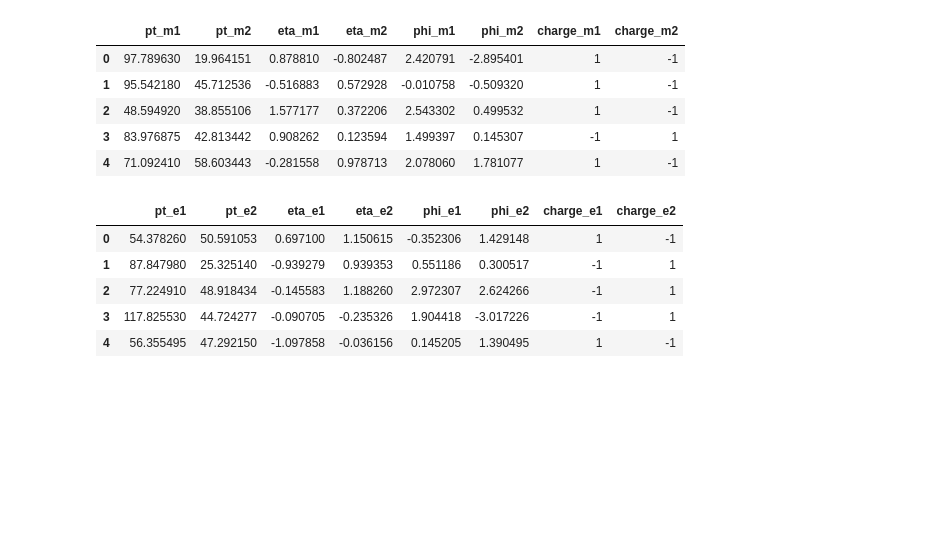
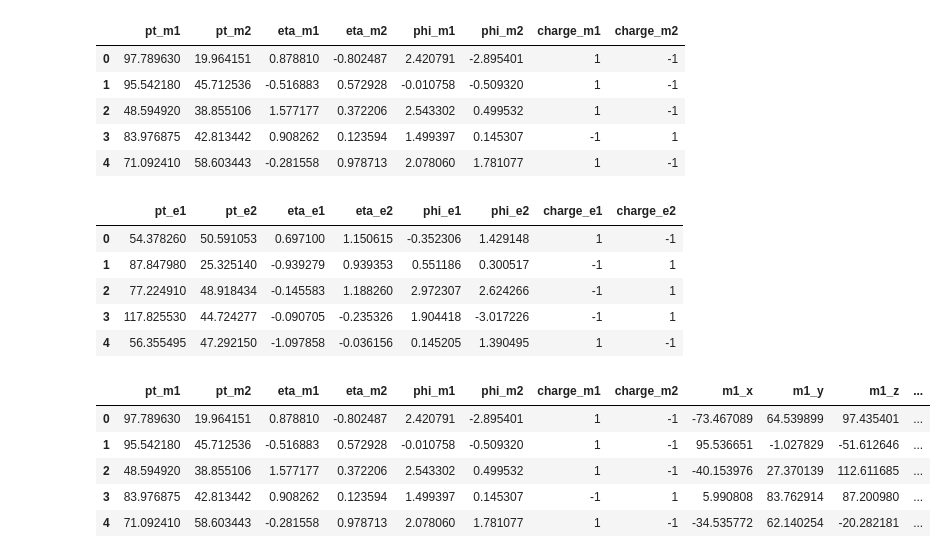
Before and after one commit to emmdaz/Higgs-Boson-LHC-Collision-Detector, a Jupyter notebook: Lepton-Invariant-Mass-Distribution.ipynb, the cells around one changed output. Saved outputs shown, nothing was run; the diff lists cells and outputs as text; code cells hidden in the pictures; blank space fills up the shorter version.

Commit message:
Cálculo de la masa invariante a partir de los datos sobre los  leptones detectados en una simulación de colisiones de partículas.

```diff
--- a/Lepton-Invariant-Mass-Distribution.ipynb
+++ b/Lepton-Invariant-Mass-Distribution.ipynb
@@ -306,3 +275,49 @@ df2.head()
 | 2 | 77.224910 | 48.918434 | -0.145583 | 1.188260 | 2.972307 | 2.624266 | -1 | 1 |
 | 3 | 117.825530 | 44.724277 | -0.090705 | -0.235326 | 1.904418 | -3.017226 | -1 | 1 |
 | 4 | 56.355495 | 47.292150 | -1.097858 | -0.036156 | 0.145205 | 1.390495 | 1 | -1 |
+# %%
+# We can now compute the proper calculations in order to get then the Invariant Mass
+# We'll start by calculating the momentum p, which following the eq. 2 and 3 is:
+
+# For the muons
+
+df1["m1_x"] = df1["pt_m1"]*np.cos(df1["phi_m1"])
+df1["m1_y"] = df1["pt_m1"]*np.sin(df1["phi_m1"])
+df1["m1_z"] = df1["pt_m1"]*np.sinh(df1["eta_m1"])
+
+df1["m2_x"] = df1["pt_m2"]*np.cos(df1["phi_m2"])
+df1["m2_y"] = df1["pt_m2"]*np.sin(df1["phi_m2"])
+df1["m2_z"] = df1["pt_m2"]*np.sinh(df1["eta_m2"])
+
+# For the electrons
+
+df2["e1_x"] = df2["pt_e1"]*np.cos(df2["phi_e1"])
+df2["e1_y"] = df2["pt_e1"]*np.sin(df2["phi_e1"])
+df2["e1_z"] = df2["pt_e1"]*np.sinh(df2["eta_e1"])
+
+df2["e2_x"] = df2["pt_e2"]*np.cos(df2["phi_e2"])
+df2["e2_y"] = df2["pt_e2"]*np.sin(df2["phi_e2"])
+df2["e2_z"] = df2["pt_e2"]*np.sinh(df2["eta_e2"])
+
+# Then we can calculate the invariant mass
+
+# For the muons:
+df1["muon_m_inv"] = np.sqrt((np.sqrt(df1["m1_x"]**2 + df1["m1_y"]**2 + df1["m1_z"]**2) +
+                             np.sqrt(df1["m2_x"]**2 + df1["m2_y"]**2 + df1["m2_z"]**2))**2 -
+                            (df1["m1_x"] + df1["m2_x"])**2 - (df1["m1_y"] + df1["m2_y"])**2 -
+                            (df1["m1_z"] + df1["m2_z"])**2 )
+
+df2["electron_m_inv"] = np.sqrt((np.sqrt(df2["e1_x"]**2 + df2["e1_y"]**2 + df2["e1_z"]**2) +
+                             np.sqrt(df2["e2_x"]**2 + df2["e2_y"]**2 + df2["e2_z"]**2))**2 -
+                            (df2["e1_x"] + df2["e2_x"])**2 - (df2["e1_y"] + df2["e2_y"])**2 -
+                            (df2["e1_z"] + df2["e2_z"])**2 )
+# %%
+# Now see what we got, first for the muons
+df1.head()
+# %% [output]
+|  | pt_m1 | pt_m2 | eta_m1 | eta_m2 | phi_m1 | phi_m2 | charge_m1 | charge_m2 | m1_x | m1_y | m1_z | ... |
+| 0 | 97.789630 | 19.964151 | 0.878810 | -0.802487 | 2.420791 | -2.895401 | 1 | -1 | -73.467089 | 64.539899 | 97.435401 | ... |
+| 1 | 95.542180 | 45.712536 | -0.516883 | 0.572928 | -0.010758 | -0.509320 | 1 | -1 | 95.536651 | -1.027829 | -51.612646 | ... |
+| 2 | 48.594920 | 38.855106 | 1.577177 | 0.372206 | 2.543302 | 0.499532 | 1 | -1 | -40.153976 | 27.370139 | 112.611685 | ... |
+| 3 | 83.976875 | 42.813442 | 0.908262 | 0.123594 | 1.499397 | 0.145307 | -1 | 1 | 5.990808 | 83.762914 | 87.200980 | ... |
+| 4 | 71.092410 | 58.603443 | -0.281558 | 0.978713 | 2.078060 | 1.781077 | 1 | -1 | -34.535772 | 62.140254 | -20.282181 | ... |
```
Also changed, not shown: parts of 3 cells of this notebook.
